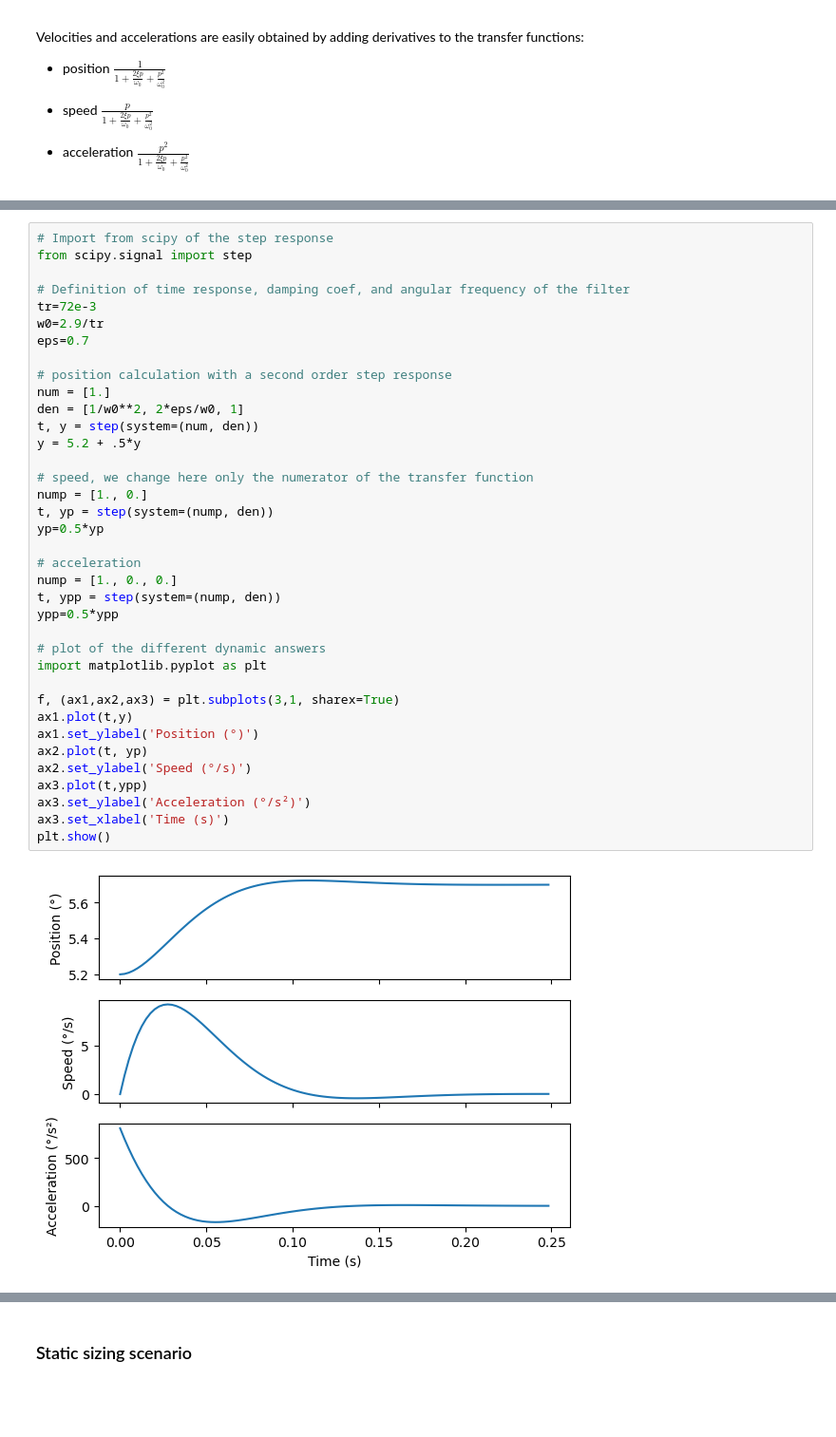
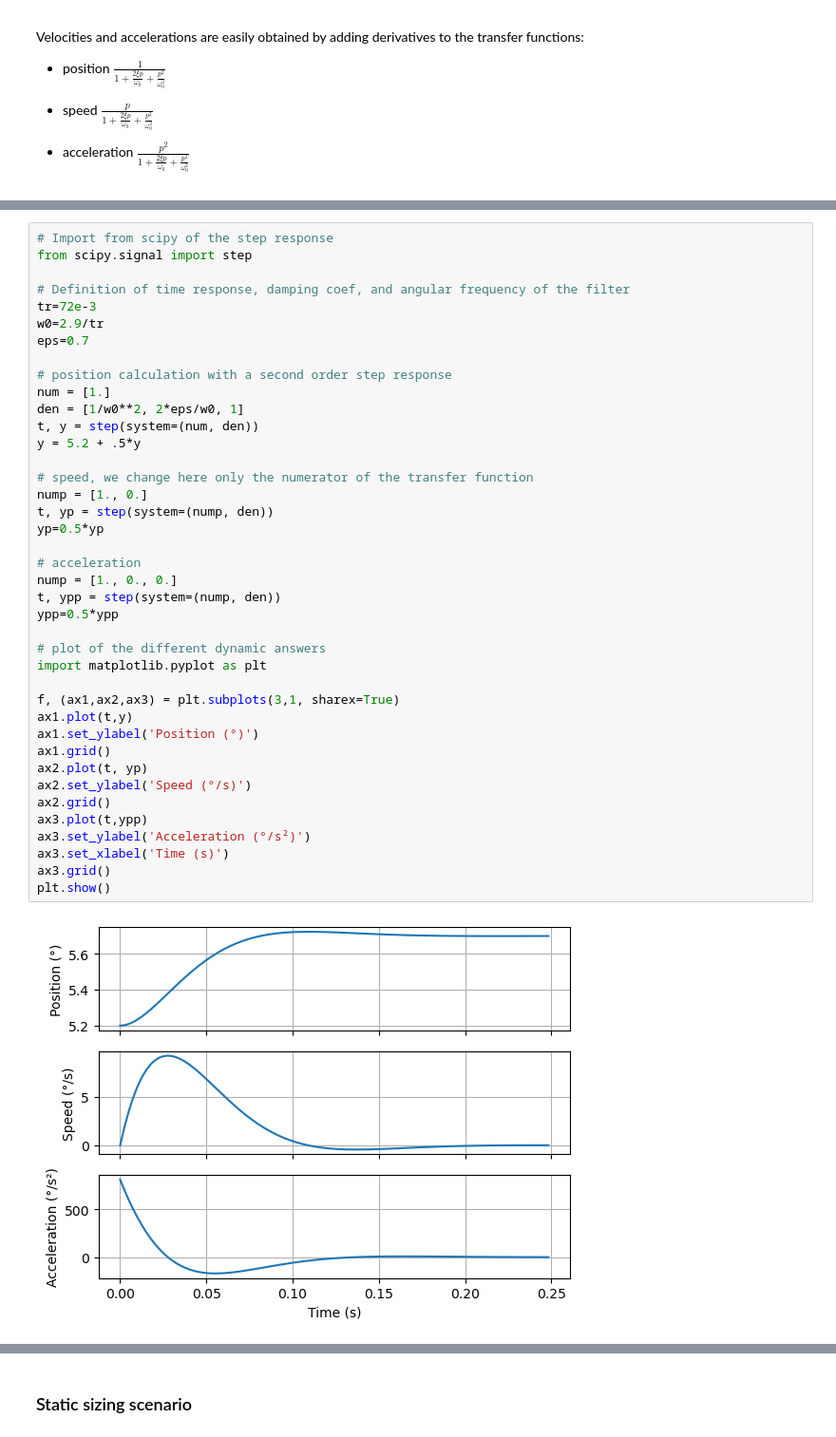
Before and after one commit to SizingLab/SystemsEngineeringIntroduction, a Jupyter notebook: _sources/notebook/03_CM3_Introduction2MultiPhysicModeling.ipynb, the cells around one changed output, grey strips where cells are left out. Shown: that part at 95% size. Drawn from its saved outputs; the diff is of its cells as text; blank space fills up the shorter version.

```diff
--- a/_sources/notebook/03_CM3_Introduction2MultiPhysicModeling.ipynb
+++ b/_sources/notebook/03_CM3_Introduction2MultiPhysicModeling.ipynb
@@ -125,31 +128,34 @@ eps=0.7
 
 # position calculation with a second order step response
 num = [1.]
 den = [1/w0**2, 2*eps/w0, 1]
 t, y = step(system=(num, den))
 y = 5.2 + .5*y
 
 # speed, we change here only the numerator of the transfer function
 nump = [1., 0.]
 t, yp = step(system=(nump, den))
 yp=0.5*yp
 
 # acceleration
 nump = [1., 0., 0.]
 t, ypp = step(system=(nump, den))
 ypp=0.5*ypp
 
 # plot of the different dynamic answers
 import matplotlib.pyplot as plt
 
 f, (ax1,ax2,ax3) = plt.subplots(3,1, sharex=True)
 ax1.plot(t,y)
 ax1.set_ylabel('Position (°)')
+ax1.grid()
 ax2.plot(t, yp)
 ax2.set_ylabel('Speed (°/s)')
+ax2.grid()
 ax3.plot(t,ypp)
 ax3.set_ylabel('Acceleration (°/s²)')
 ax3.set_xlabel('Time (s)')
+ax3.grid()
 plt.show()
 # %% [output]
-[figure, old version]
+[figure, new version]
```
Also changed, not shown: parts of 7 cells of this notebook, 8 other files.
